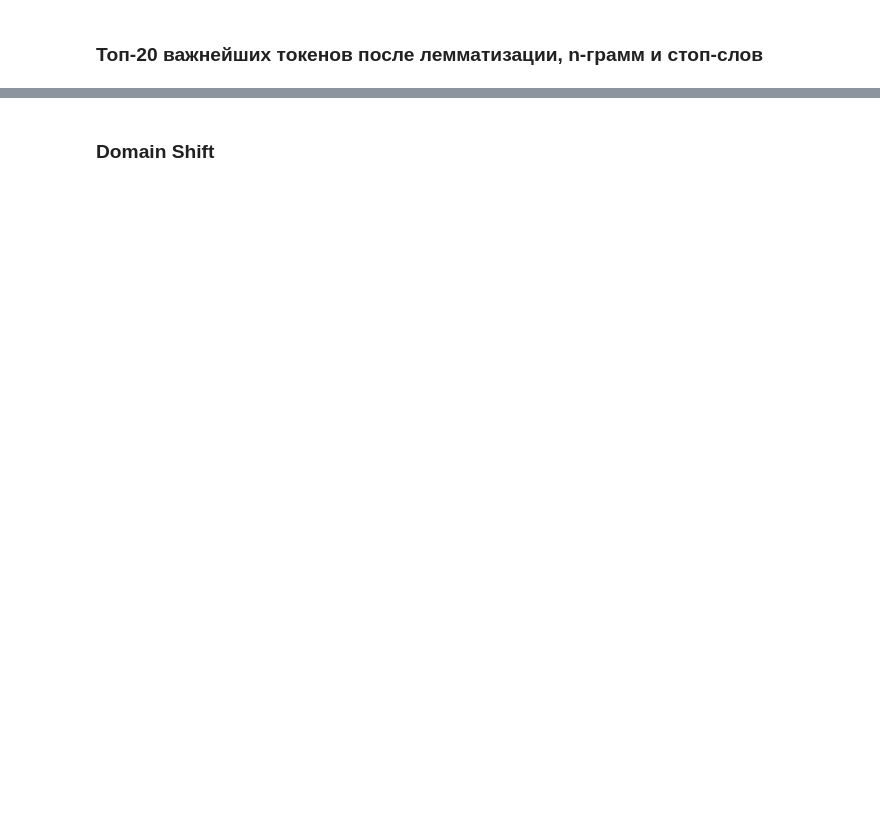
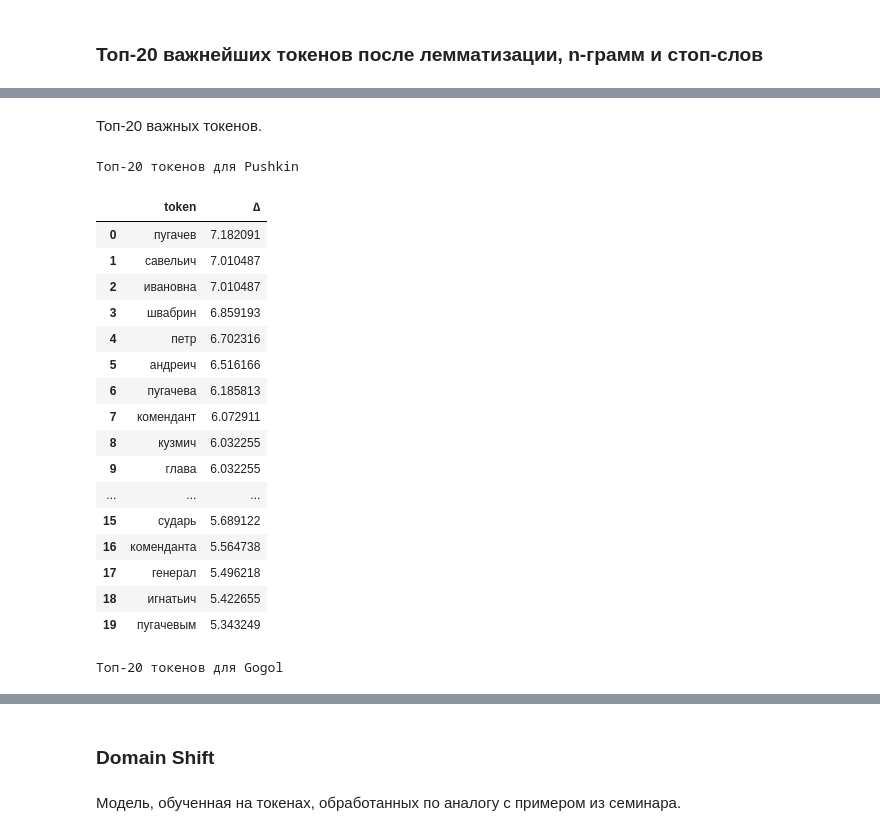
Before and after one commit to liminalvoid/nlp, a Jupyter notebook: sem_2.ipynb, the cells around one changed output, grey strips where cells are left out. Cells and saved outputs as stored; diff of their text form; code cells hidden in the pictures; blank space fills up the shorter version.

```diff
--- a/sem_2.ipynb
+++ b/sem_2.ipynb
@@ -676,0 +881,27 @@ nb_counts_base = Pipeline([
+# %%
+from nltk.corpus import stopwords
+
+
+nltk.download('stopwords')
+russian_stopwords = stopwords.words('russian')
+
+pushkin_prose_filtered = [word for word in pushkin_prose_tokens if word.lower() not in russian_stopwords]
+gogol_prose_filtered = [word for word in gogol_prose_tokens if word.lower() not in russian_stopwords]
+
+pushkin_prose_filtered_chunks = chunk_tokens(pushkin_prose_filtered, chunk_size=CHUNK_SIZE)
+gogol_prose_filtered_chunks = chunk_tokens(gogol_prose_filtered, chunk_size=CHUNK_SIZE)
+
+# Метки: Pushkin = 0, Gogol = 1
+X_prose_filtered = pushkin_prose_filtered_chunks + gogol_prose_filtered_chunks
+y_prose_filtered = np.array([0] * len(pushkin_prose_filtered_chunks) + [1] * len(gogol_prose_filtered_chunks))
+
+X_train, X_valid, y_train, y_valid = train_test_split(
+    X_prose_filtered,
+    y_prose_filtered,
+    test_size=0.25,
+    random_state=RANDOM_STATE,
+    stratify=y_prose_filtered,
+)
+
+print("Train filtered chunks:", len(X_train))
+print("Valid filtered chunks:", len(X_valid))
@@ -676,0 +915,15 @@ nb_counts_base = Pipeline([
+# %%
+nb_counts_filtered = Pipeline([
+    ("vec", CountVectorizer()),
+    ("nb", MultinomialNB(alpha=0.1)),
+])
+
+nb_counts_filtered.fit(X_train, y_train)
+pred_va_filtered = nb_counts_filtered.predict(X_valid)
+
+print(
+    "FILTERED In-domain (PROSE -> PROSE) accuracy:",
+    accuracy_score(y_valid, pred_va_filtered),
+)
+print(classification_report(y_valid, pred_va_filtered, target_names=author_names))
+print("Confusion matrix:\n", confusion_matrix(y_valid, pred_va_filtered))
@@ -676,0 +944,24 @@ nb_counts_base = Pipeline([
+# %% [markdown]
+Топ-20 важных токенов.
+# %%
+print_nb_tokens(nb_counts_filtered)
+# %% [output]
+Топ-20 токенов для Pushkin
+|  | token | ∆ |
+| 0 | пугачев | 7.182091 |
+| 1 | савельич | 7.010487 |
+| 2 | ивановна | 7.010487 |
+| 3 | швабрин | 6.859193 |
+| 4 | петр | 6.702316 |
+| 5 | андреич | 6.516166 |
+| 6 | пугачева | 6.185813 |
+| 7 | комендант | 6.072911 |
+| 8 | кузмич | 6.032255 |
+| 9 | глава | 6.032255 |
+| ... | ... | ... |
+| 15 | сударь | 5.689122 |
+| 16 | коменданта | 5.564738 |
+| 17 | генерал | 5.496218 |
+| 18 | игнатьич | 5.422655 |
+| 19 | пугачевым | 5.343249 |
+Топ-20 токенов для Gogol
@@ -677,2 +985,4 @@ nb_counts_base = Pipeline([
 # %% [markdown]
 ### Domain Shift
+# %% [markdown]
+Модель, обученная на токенах, обработанных по аналогу с примером из семинара.
```
Also changed, not shown: parts of 32 cells of this notebook.
